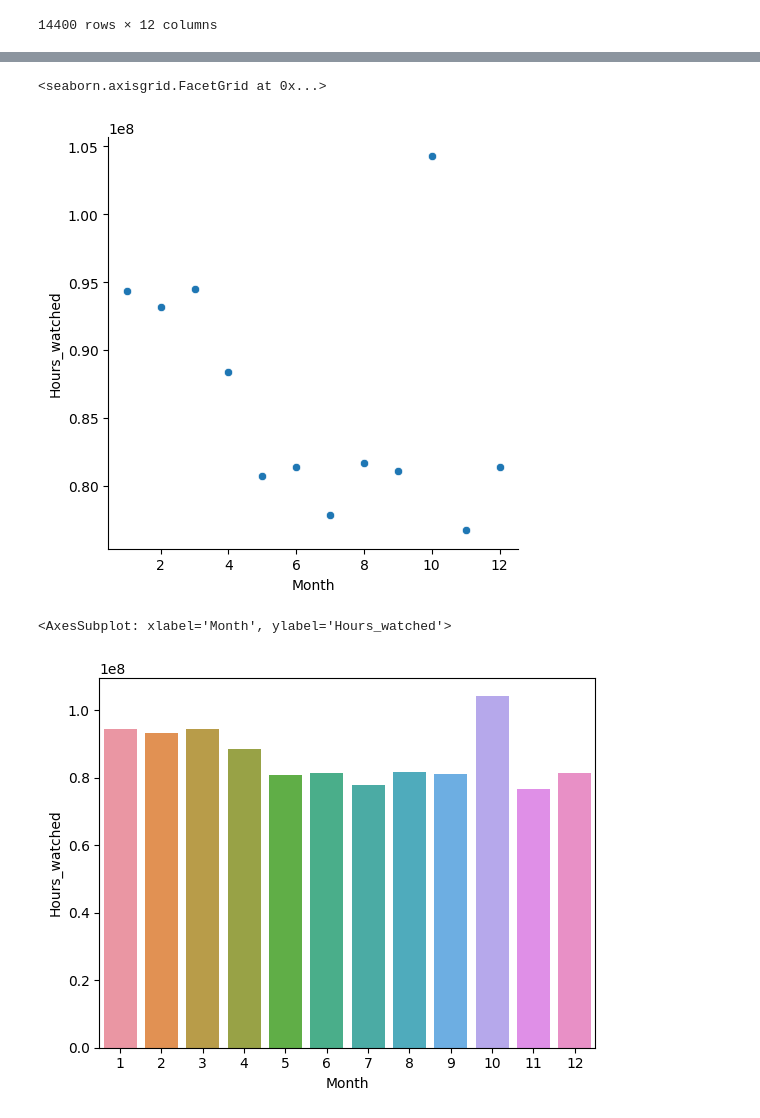
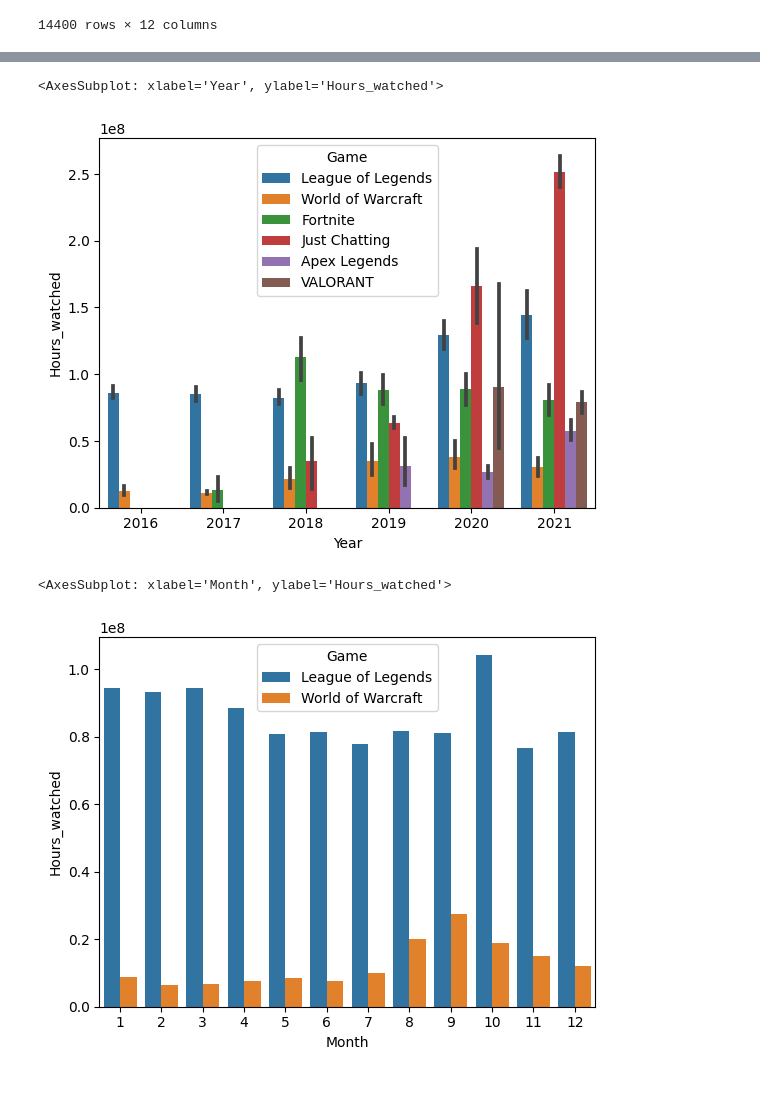
Before and after one commit to HrexD/DataAnalyse, a Jupyter notebook: DataAnalyse Twitch.ipynb, the cells around one changed output, grey strips where cells are left out. Saved outputs shown, nothing was run; the diff lists cells and outputs as text; code cells hidden in the pictures; blank space fills up the shorter version.

```diff
--- a/DataAnalyse Twitch.ipynb
+++ b/DataAnalyse Twitch.ipynb
@@ -45,14 +25,3 @@ df_2016
 # %%
-df_2016=df.query("Year == 2016 and Game == 'League of Legends'")
-df_2017=df.query("Year == 2017 and Game == 'League of Legends'")
-df_2018=df.query("Year == 2018 and Game == 'League of Legends'")
-df_2019=df.query("Year == 2019 and Game == 'League of Legends'")
-df_2020=df.query("Year == 2020 and Game == 'League of Legends'")
-df_2021=df.query("Year == 2021 and Game == 'League of Legends'")
-df_means_2016=df_2016['Hours_watched'].mean()
-df_means_2017=df_2017['Hours_watched'].mean()
-df_means_2018=df_2018['Hours_watched'].mean()
-df_means_2019=df_2019['Hours_watched'].mean()
-df_means_2020=df_2020['Hours_watched'].mean()
-df_means_2021=df_2021['Hours_watched'].mean()
+df_Game=df.query("Game == 'League of Legends' or  Game == 'Apex Legends' or Game == 'World of Warcraft' or Game=='Fortnite' or Game=='Just Chatting' or Game=='VALORANT'")
 # %%
@@ -95,10 +65,10 @@ df_2016
 # %%
-sb.relplot(data=df_2016, x="Month", y="Hours_watched" )
+sb.barplot(data=df_Game, x="Year", y="Hours_watched", hue="Game" )
 # %% [output]
-<seaborn.axisgrid.FacetGrid at 0x...>
+<AxesSubplot: xlabel='Year', ylabel='Hours_watched'>
-[figure, old version]
+[figure, new version]
 # %%
-sb.barplot(data=df_2016, x="Month", y="Hours_watched",  )
+sb.barplot(data=df_Game_2016, x="Month", y="Hours_watched", hue="Game")
 # %% [output]
 <AxesSubplot: xlabel='Month', ylabel='Hours_watched'>
-[figure, old version]
+[figure, new version]
```
Also changed, not shown: parts of 18 cells of this notebook.
